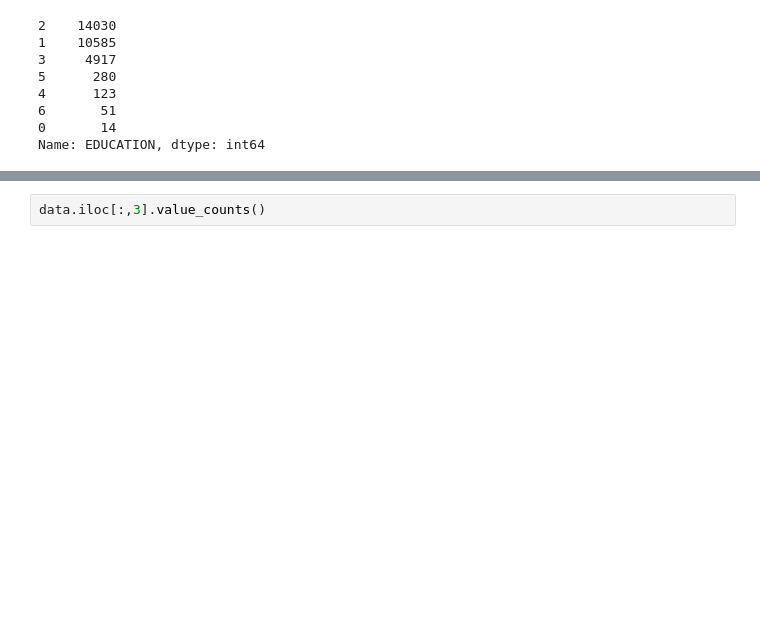
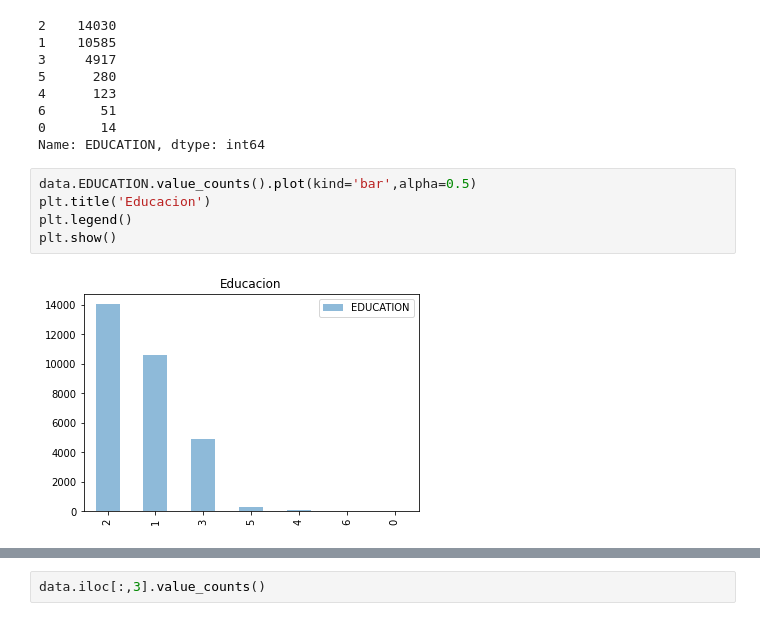
Before and after one commit to christopherfr/trabajofinalml, a Jupyter notebook: Trabajo_final_ML.ipynb, the cells around one changed output, grey strips where cells are left out. Cells and saved outputs as stored; diff of their text form; blank space fills up the shorter version.

```diff
--- a/Trabajo_final_ML.ipynb
+++ b/Trabajo_final_ML.ipynb
@@ -94,3 +122,10 @@ data.iloc[:,2].value_counts()
 6       51
 0       14
 Name: EDUCATION, dtype: int64
+# %%
+data.EDUCATION.value_counts().plot(kind='bar',alpha=0.5)
+plt.title('Educacion')
+plt.legend()
+plt.show()
+# %% [output]
+[figure, added]
```
Also changed, not shown: parts of 10 cells of this notebook.
